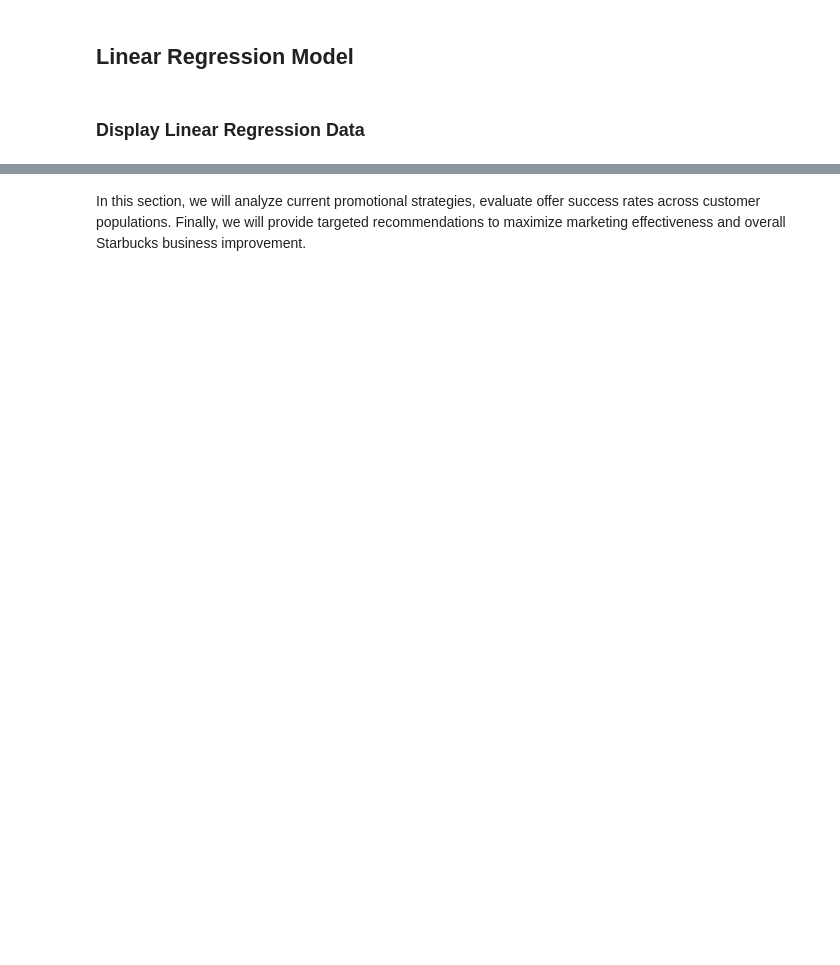
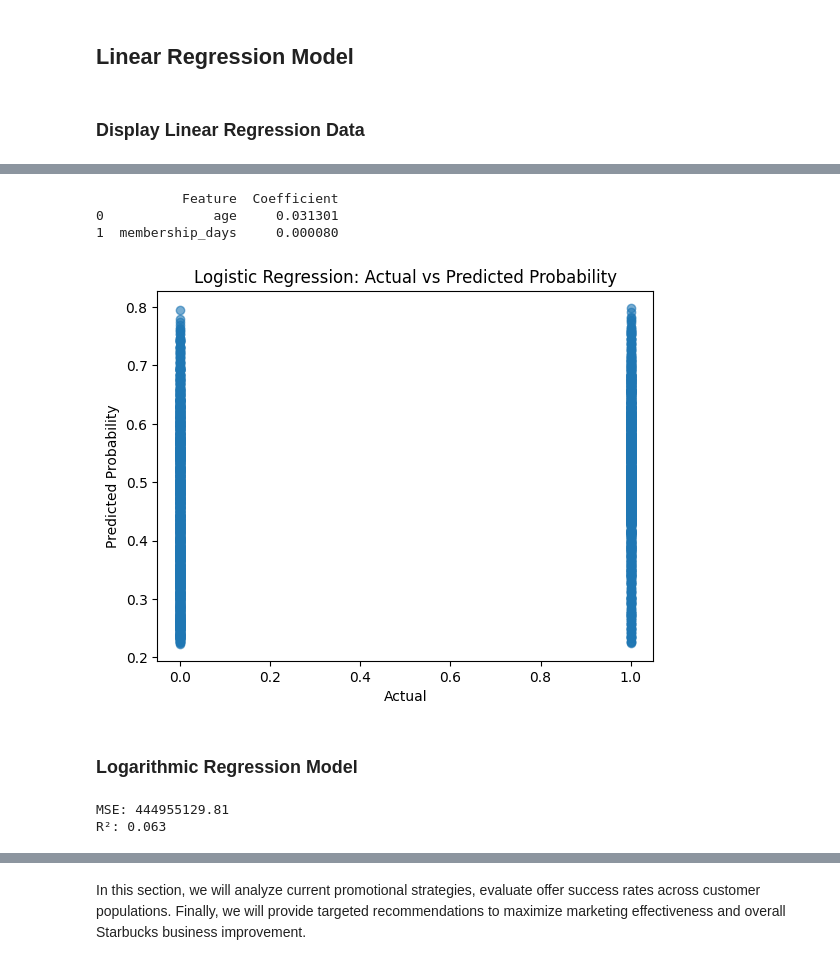
Before and after one commit to jar0987/2025FA_DSE200_MiniProject_StarbucksAnalysis, a Jupyter notebook: MiniProject_Starbucks_PhongLe_JakeRamirez.ipynb, the cells around one changed output, grey strips where cells are left out. Saved outputs shown, nothing was run; the diff lists cells and outputs as text; code cells hidden in the pictures; blank space fills up the shorter version.

```diff
--- a/MiniProject_Starbucks_PhongLe_JakeRamirez.ipynb
+++ b/MiniProject_Starbucks_PhongLe_JakeRamirez.ipynb
@@ -470,0 +555,25 @@ plt.show()
+# %%
+# --- Logistic Regression: Offer Completion Prediction ---
+
+from sklearn.model_selection import train_test_split
+from sklearn.linear_model import LogisticRegression
+from sklearn.metrics import accuracy_score, classification_report
+
+# Features (age + membership duration)
+X = profile_df_clean[['age']].copy()
+X['membership_days'] = (profile_df_clean['became_member_on'].max() - profile_df_clean['became_member_on']).dt.days
+
+# Simple binary target (replace later with actual offer-completion flag)
+y = (profile_df_clean['income'] > profile_df_clean['income'].median()).astype(int)
+
+# Train/test split
+X_train, X_test, y_train, y_test = train_test_split(X, y, test_size=0.2, random_state=42)
+
+# Fit model
+model = LogisticRegression(max_iter=1000)
+model.fit(X_train, y_train)
+
+# Predict and evaluate
+y_pred = model.predict(X_test)
+print("Accuracy:", round(accuracy_score(y_test, y_pred), 3))
+print(classification_report(y_test, y_pred))
@@ -470,0 +590,48 @@ plt.show()
+# %%
+# --- Coefficients + Quick Plot ---
+
+coef_df = pd.DataFrame({'Feature': X.columns, 'Coefficient': model.coef_[0]})
+print(coef_df)
+
+import matplotlib.pyplot as plt
+plt.scatter(y_test, model.predict_proba(X_test)[:, 1], alpha=0.6)
+plt.xlabel("Actual")
+plt.ylabel("Predicted Probability")
+plt.title("Logistic Regression: Actual vs Predicted Probability")
+plt.show()
+# %% [output]
+           Feature  Coefficient
+0              age     0.031301
+1  membership_days     0.000080
+[figure, added]
+# %% [markdown]
+### Logarithmic Regression Model
+# %%
+# --- Log-Linear Regression (Log Income Model) ---
+from sklearn.model_selection import train_test_split
+from sklearn.linear_model import LinearRegression
+from sklearn.metrics import r2_score, mean_squared_error
+import numpy as np
+
+# Features
+X = profile_df_clean[['age']].copy()
+X['membership_days'] = (profile_df_clean['became_member_on'].max() - profile_df_clean['became_member_on']).dt.days
+
+# Log-transform the target
+y = np.log(profile_df_clean['income'])
+
+# Split and fit
+X_train, X_test, y_train, y_test = train_test_split(X, y, test_size=0.2, random_state=42)
+model = LinearRegression()
+model.fit(X_train, y_train)
+
+# Predict + convert back to original scale
+y_pred_log = model.predict(X_test)
+y_pred = np.exp(y_pred_log)   # reverse log transform
+
+# Evaluate
+print("MSE:", round(mean_squared_error(np.exp(y_test), y_pred), 2))
+print("R²:", round(r2_score(np.exp(y_test), y_pred), 3))
+# %% [output]
+MSE: 444955129.81
+R²: 0.063
```
Also changed, not shown: parts of 19 cells of this notebook.
